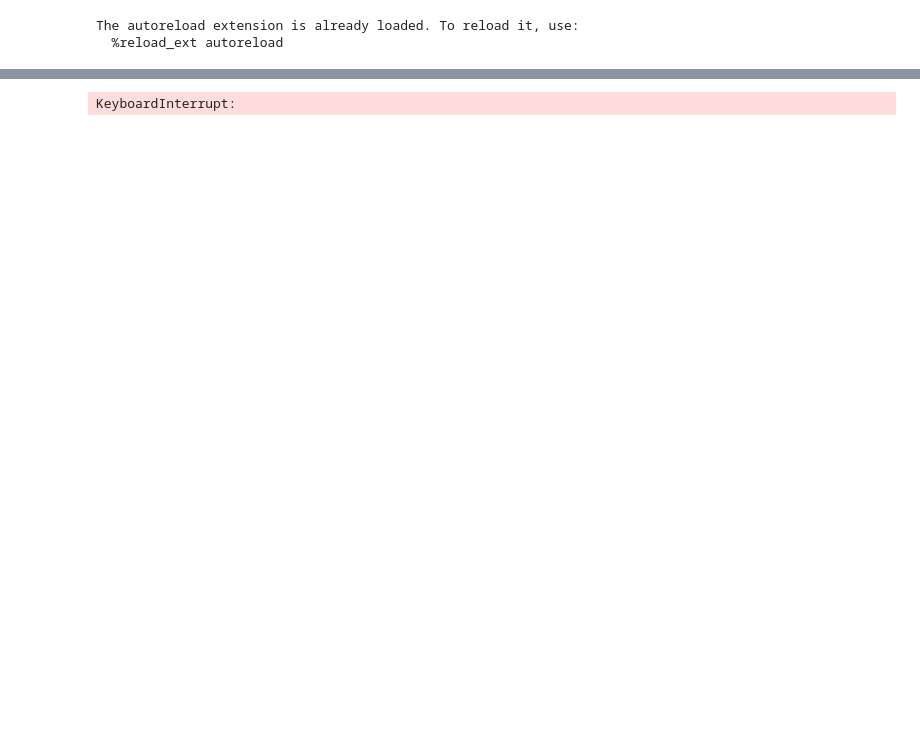
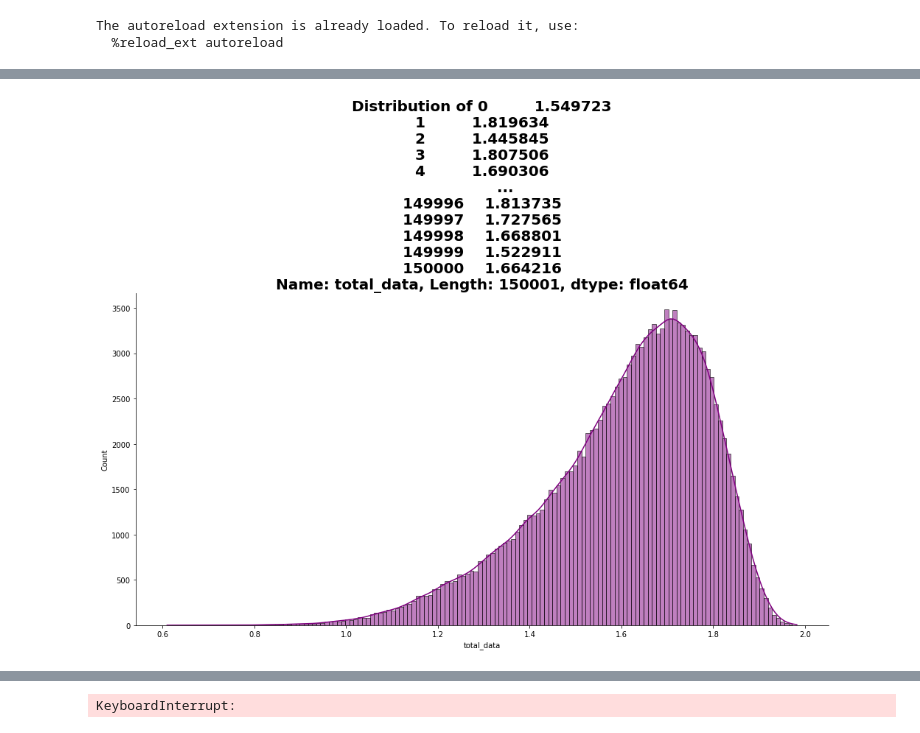
Before and after one commit to jedisam/Telecom-Data-Analysis, a Jupyter notebook: notebooks/userOverview.ipynb, the cells around one changed output, grey strips where cells are left out. Saved outputs shown, nothing was run; the diff lists cells and outputs as text; code cells hidden in the pictures; blank space fills up the shorter version.

```diff
--- a/notebooks/userOverview.ipynb
+++ b/notebooks/userOverview.ipynb
@@ -552,0 +758,4 @@ The autoreload extension is already loaded. To reload it, use:
+# %%
+pl.plot_hist(df, df['total_data'], 'purple')
+# %% [output]
+[figure, added]
```
Also changed, not shown: parts of 69 cells of this notebook, 2 other files.
